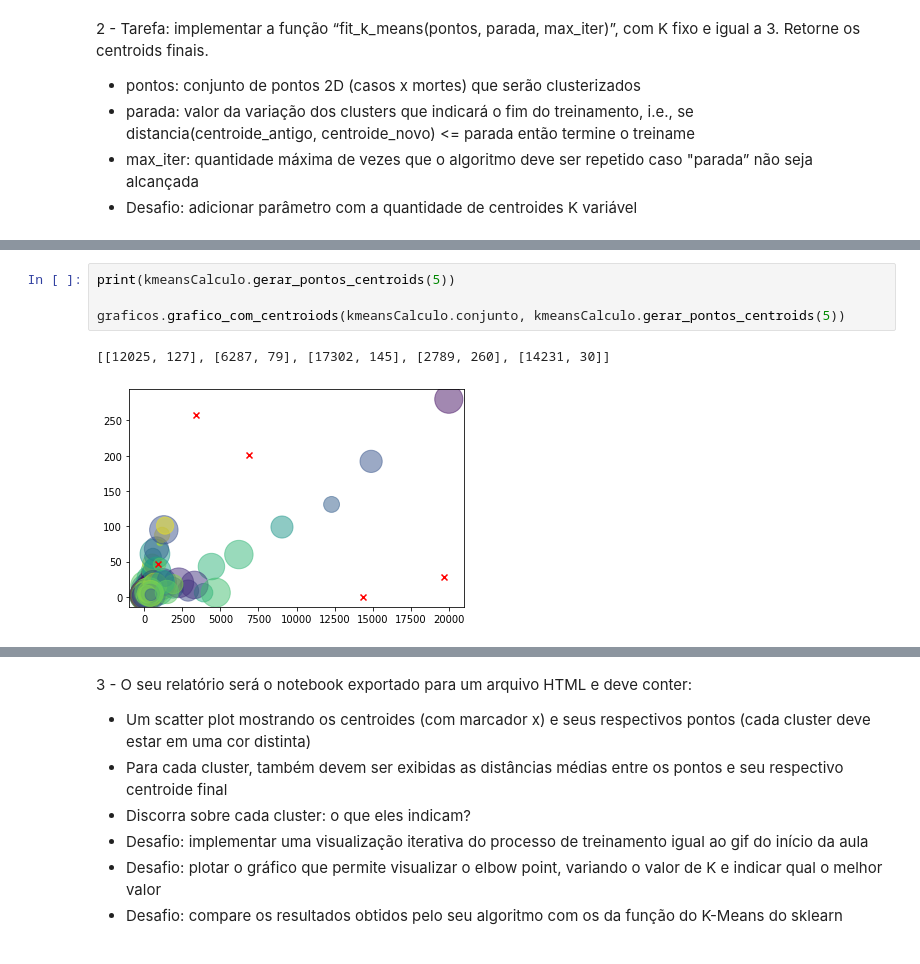
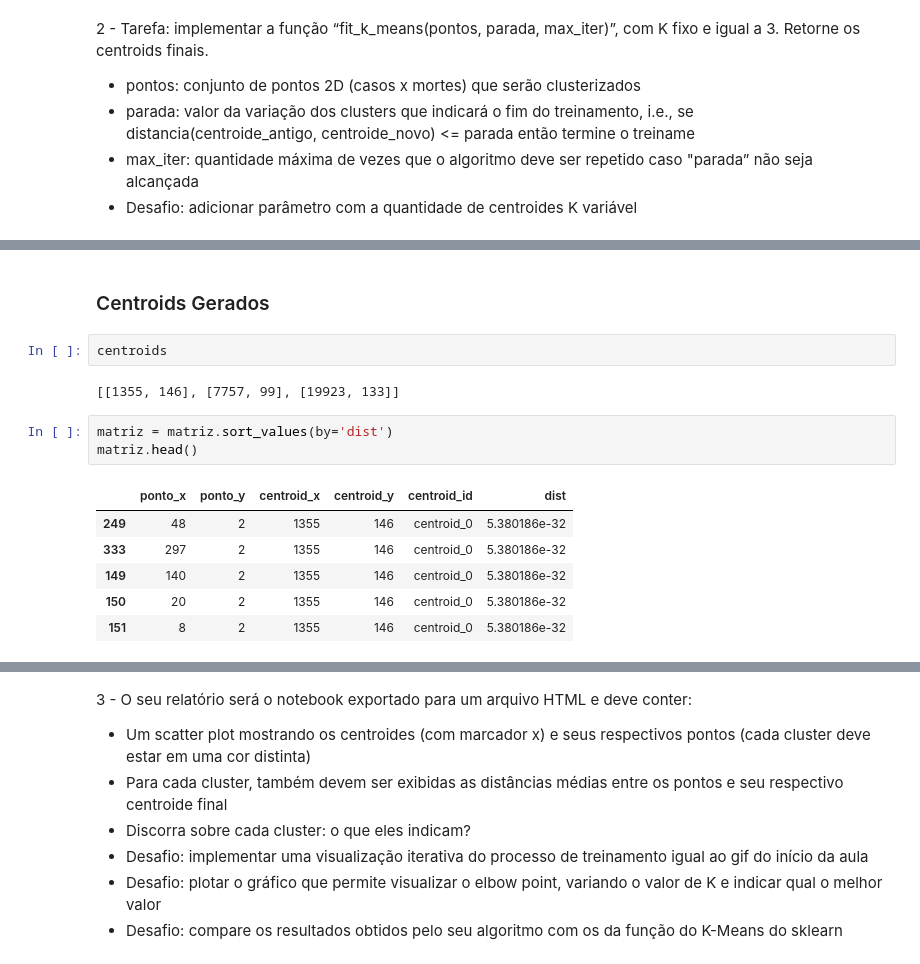
Before and after one commit to alanpadua/AprendizadoNaoSupervisionado_trab01, a Jupyter notebook: main.ipynb, the cells around one changed output, grey strips where cells are left out. Saved outputs shown, nothing was run; the diff lists cells and outputs as text.

```diff
--- a/main.ipynb
+++ b/main.ipynb
@@ -217,7 +208,16 @@ ponto: [20011, 280], centroid: [5832, 278], dist: 8.52568834615884e+3078
-# %%
-print(kmeansCalculo.gerar_pontos_centroids(5))
-
-graficos.grafico_com_centroiods(kmeansCalculo.conjunto, kmeansCalculo.gerar_pontos_centroids(5))
-# %% [output]
-[[12025, 127], [6287, 79], [17302, 145], [2789, 260], [14231, 30]]
-[figure, removed]
+# %% [markdown]
+### Centroids Gerados
+# %%
+centroids
+# %% [output]
+[[1355, 146], [7757, 99], [19923, 133]]
+# %%
+matriz = matriz.sort_values(by='dist')
+matriz.head()
+# %% [output]
+|  | ponto_x | ponto_y | centroid_x | centroid_y | centroid_id | dist |
+| 249 | 48 | 2 | 1355 | 146 | centroid_0 | 5.380186e-32 |
+| 333 | 297 | 2 | 1355 | 146 | centroid_0 | 5.380186e-32 |
+| 149 | 140 | 2 | 1355 | 146 | centroid_0 | 5.380186e-32 |
+| 150 | 20 | 2 | 1355 | 146 | centroid_0 | 5.380186e-32 |
+| 151 | 8 | 2 | 1355 | 146 | centroid_0 | 5.380186e-32 |
```
Also changed, not shown: parts of 11 cells of this notebook, 6 other files.
